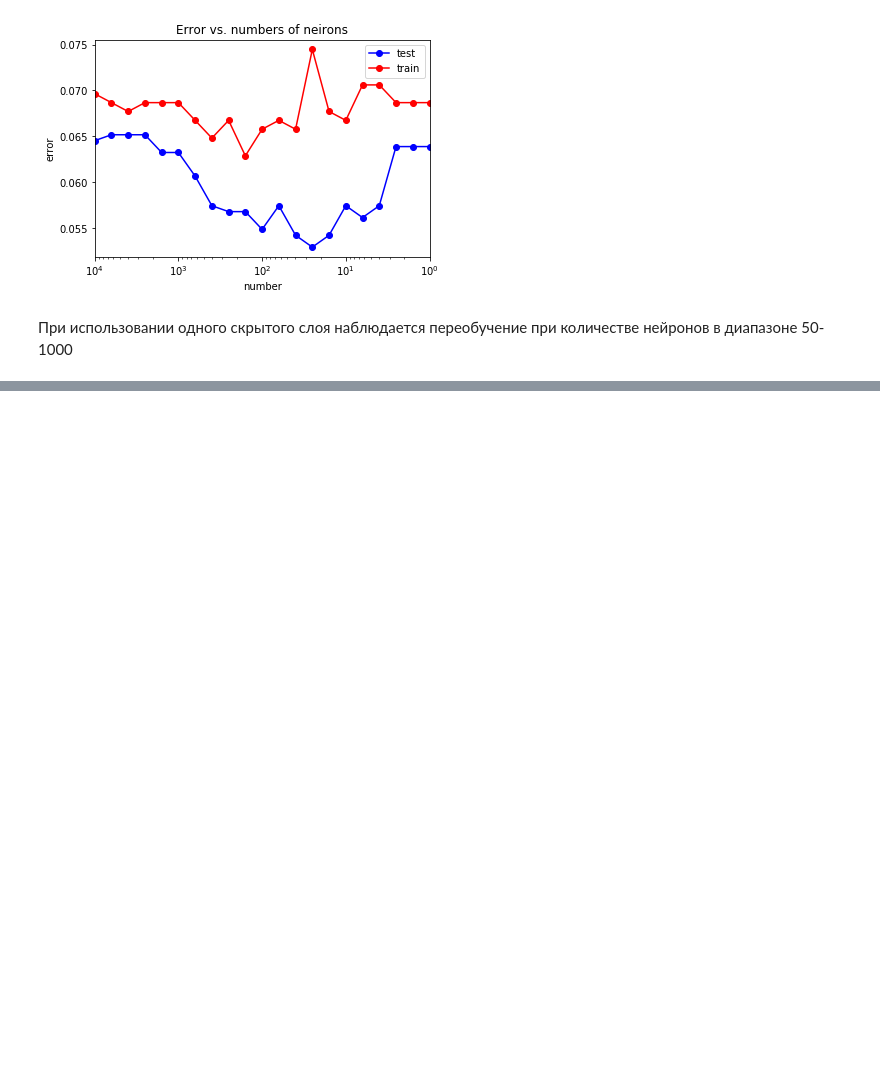
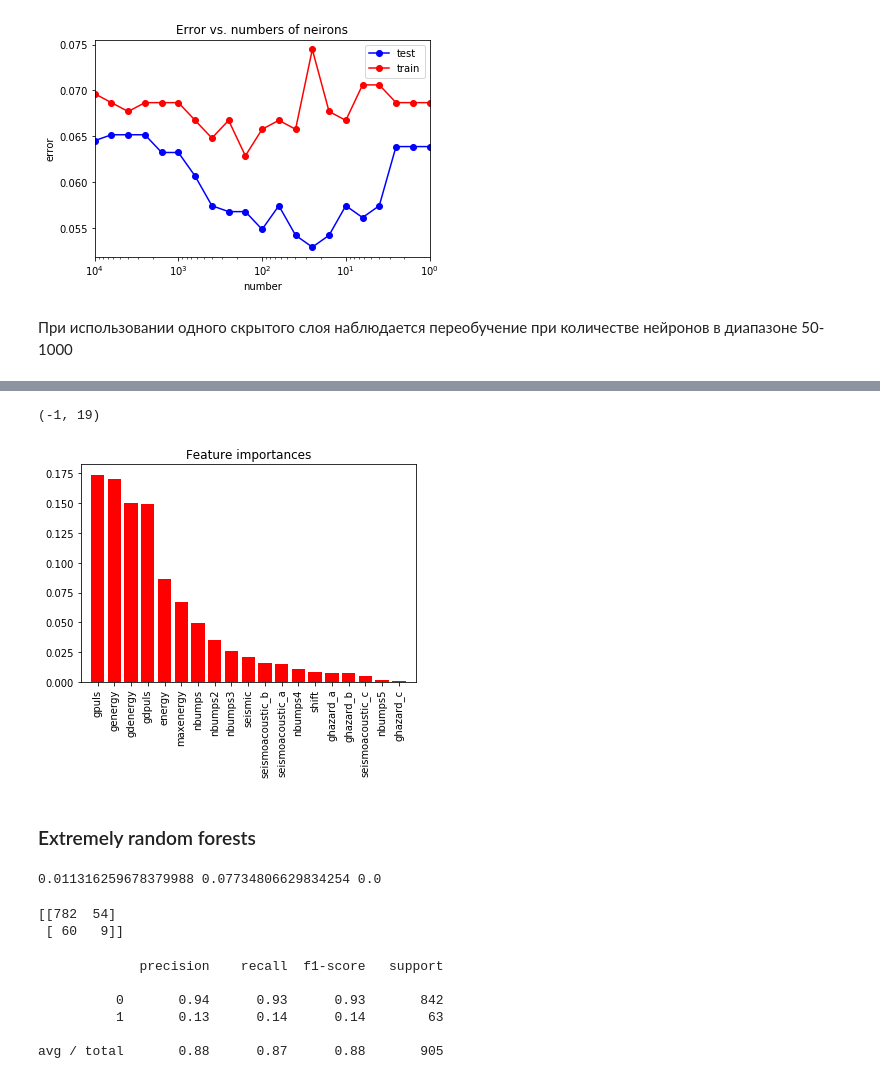
Before and after one commit to karevboris/machinelearning, a Jupyter notebook: seismic-bumps.ipynb, the cells around one changed output, grey strips where cells are left out. Drawn from its saved outputs; the diff is of its cells as text; code cells hidden in the pictures; blank space fills up the shorter version.

```diff
--- a/seismic-bumps.ipynb
+++ b/seismic-bumps.ipynb
@@ -737,0 +804,8 @@ pass
+# %%
+importances = rf.feature_importances_
+indices = np.argsort(importances)[::-1]
+
+print("Feature ranking:")
+
+for f in range(d):
+    print("%2d. feature '%5s' (%f)" % (f + 1, feature_names[indices[f]], importances[indices[f]]))
@@ -737,0 +833,39 @@ pass
+# %%
+d = 19
+plt.title("Feature importances")
+plt.bar(range(d), importances[indices[:d]], align = 'center', color = 'r')
+plt.xticks(range(d), feature_names[indices[:d]], rotation = 90)
+plt.xlim([-1, d])
+# %% [output]
+(-1, 19)
+[figure, added]
+# %% [markdown]
+###  Extremely random forests
+# %%
+ert = ensemble.ExtraTreesClassifier(n_estimators = 10).fit(X_train, y_train)
+
+y_train_pred = ert.predict(X_train)
+y_test_pred = ert.predict(X_test)
+
+err_train = np.mean(y_train != y_train_pred)
+err_test  = np.mean(y_test  != y_test_pred)
+
+print(err_train, err_test)
+# %% [output]
+0.011316259678379988 0.07734806629834254 0.0
+# %%
+from sklearn.metrics import confusion_matrix
+print(confusion_matrix(y_test_pred, y_test))
+# %% [output]
+[[782  54]
+ [ 60   9]]
+# %%
+from sklearn.metrics import classification_report
+print(classification_report(y_test, y_test_pred))
+# %% [output]
+             precision    recall  f1-score   support
+
+          0       0.94      0.93      0.93       842
+          1       0.13      0.14      0.14        63
+
+avg / total       0.88      0.87      0.88       905
```
Also changed, not shown: parts of 20 cells of this notebook.
